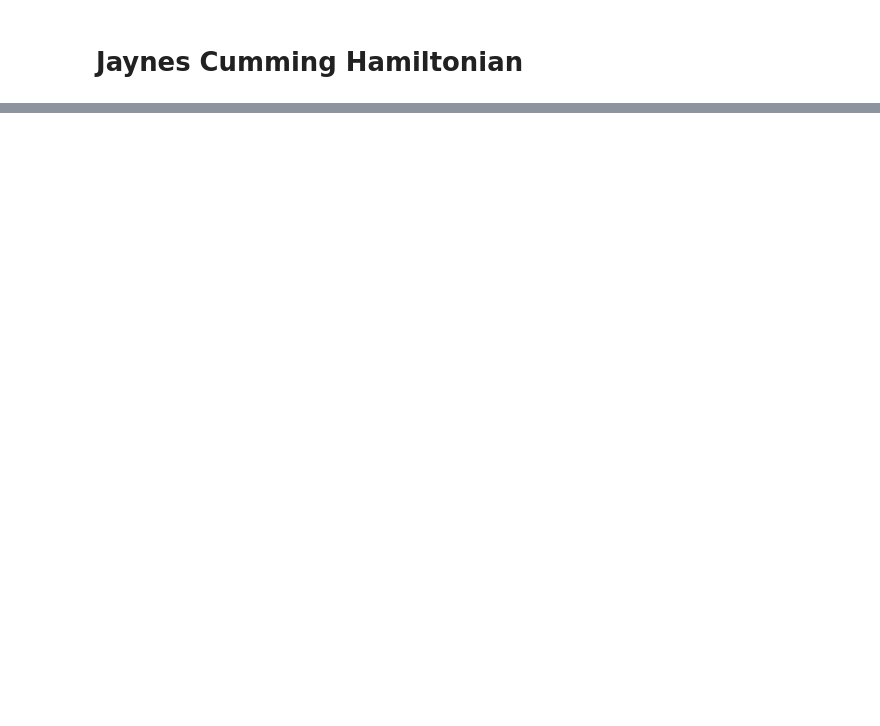
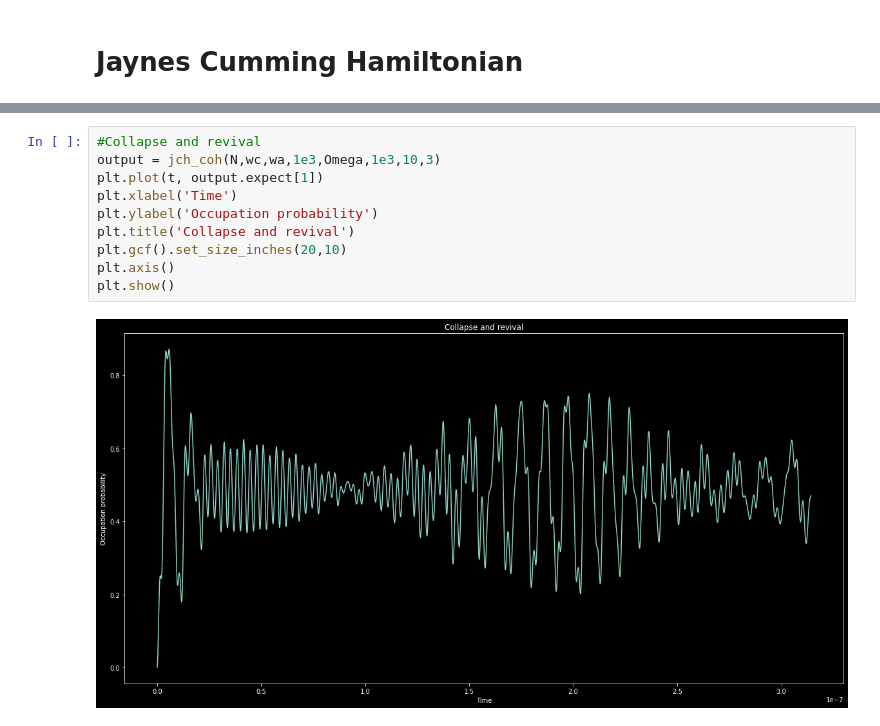
Before and after one commit to mahadevans2432/Quantum-Optics, a Jupyter notebook: Rabi.ipynb, the cells around one changed output, grey strips where cells are left out. Cells and saved outputs as stored; diff of their text form; blank space fills up the shorter version.

```diff
--- a/Rabi.ipynb
+++ b/Rabi.ipynb
@@ -78,0 +140,12 @@ plt.show()
+# %%
+#Collapse and revival
+output = jch_coh(N,wc,wa,1e3,Omega,1e3,10,3)
+plt.plot(t, output.expect[1])
+plt.xlabel('Time')
+plt.ylabel('Occupation probability')
+plt.title('Collapse and revival')
+plt.gcf().set_size_inches(20,10)
+plt.axis()
+plt.show()
+# %% [output]
+[figure, added]
```
Also changed, not shown: parts of 17 cells of this notebook.
